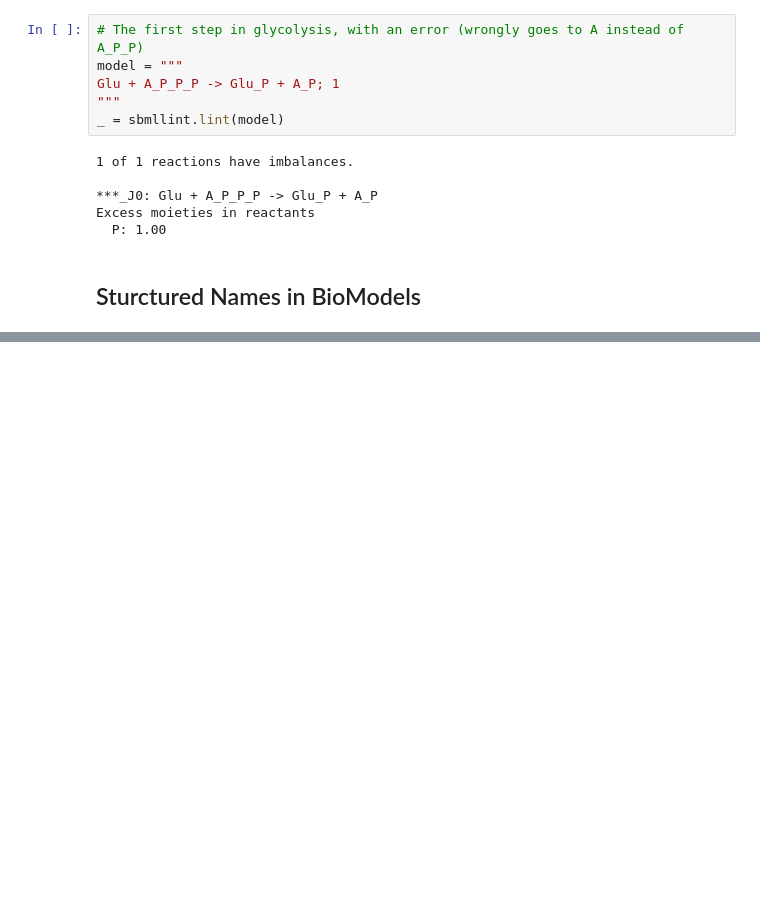
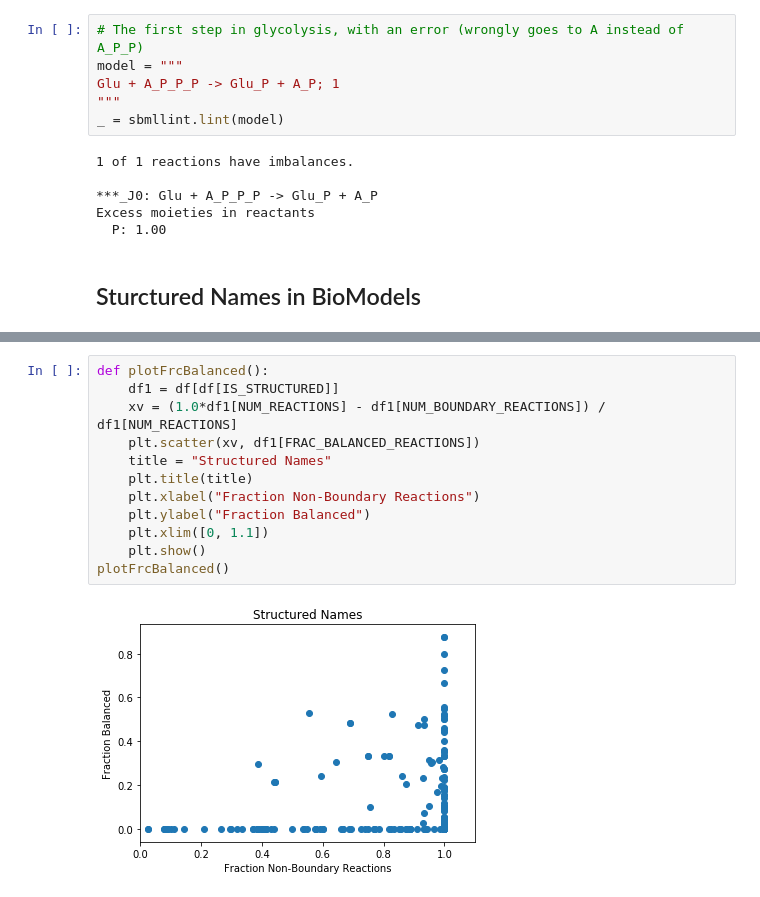
Before and after one commit to ModelEngineering/SBMLLint, a Jupyter notebook: notebook/Structured Names.ipynb, the cells around one changed output, grey strips where cells are left out. Cells and saved outputs as stored; diff of their text form; blank space fills up the shorter version.

```diff
--- a/notebook/Structured Names.ipynb
+++ b/notebook/Structured Names.ipynb
@@ -163,0 +112,14 @@ calcStats(initial=201, final=300)
+# %%
+def plotFrcBalanced():
+    df1 = df[df[IS_STRUCTURED]]
+    xv = (1.0*df1[NUM_REACTIONS] - df1[NUM_BOUNDARY_REACTIONS]) / df1[NUM_REACTIONS]
+    plt.scatter(xv, df1[FRAC_BALANCED_REACTIONS])
+    title = "Structured Names"
+    plt.title(title)
+    plt.xlabel("Fraction Non-Boundary Reactions")
+    plt.ylabel("Fraction Balanced")
+    plt.xlim([0, 1.1])
+    plt.show()
+plotFrcBalanced()
+# %% [output]
+[figure, added]
```
Also changed, not shown: parts of 12 cells of this notebook, 3 other files.
